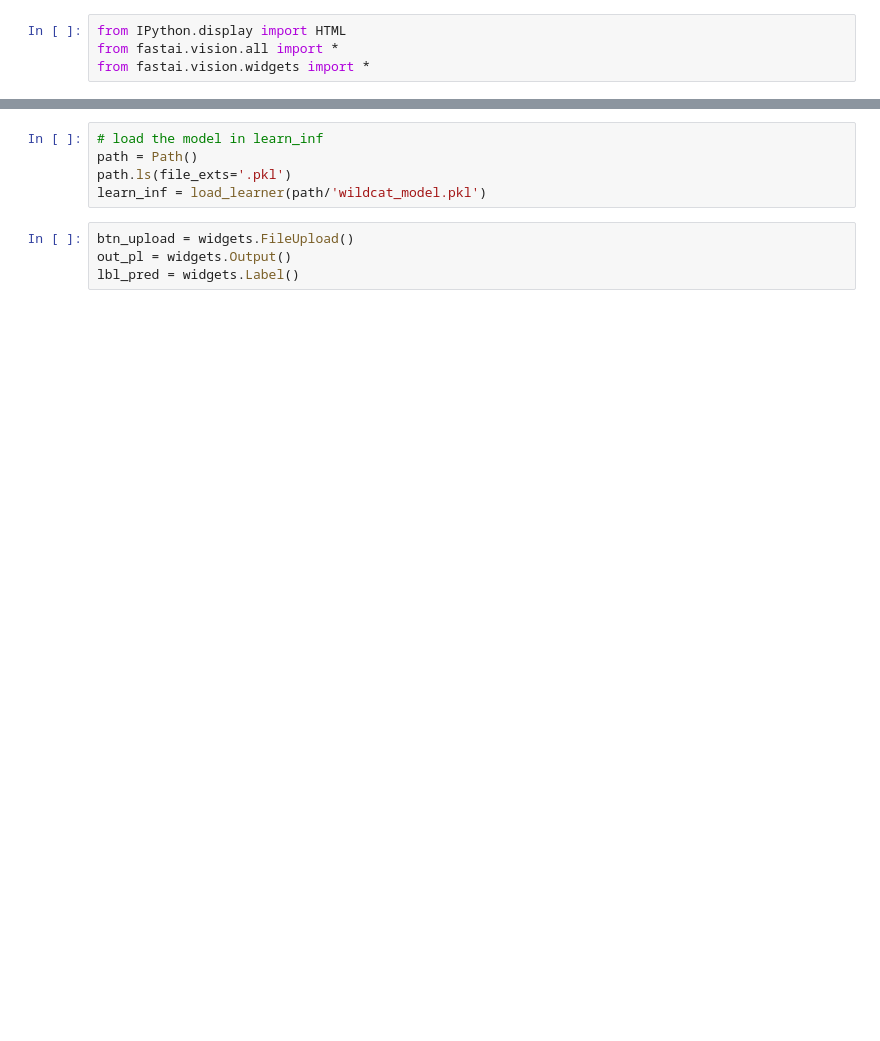
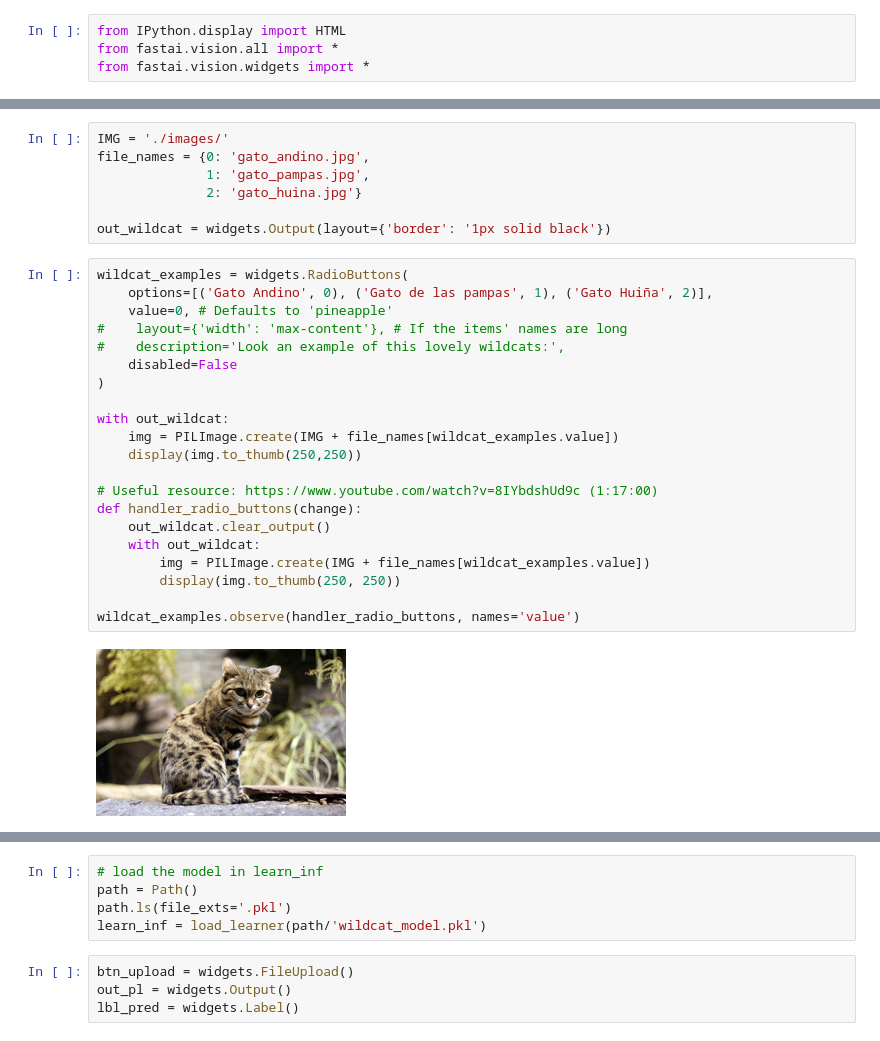
Before and after one commit to alcazar90/wildcats_app, a Jupyter notebook: app_chilean_wildcats.ipynb, the cells around one changed output, grey strips where cells are left out. Drawn from its saved outputs; the diff is of its cells as text; blank space fills up the shorter version.

Commit message:
Modify app layout, add cat examples

```diff
--- a/app_chilean_wildcats.ipynb
+++ b/app_chilean_wildcats.ipynb
@@ -18,0 +19,30 @@ This app is for classifying pictures of the following Chilean wildcats.
+# %%
+IMG = './images/'
+file_names = {0: 'gato_andino.jpg',
+              1: 'gato_pampas.jpg',
+              2: 'gato_huina.jpg'}
+
+out_wildcat = widgets.Output(layout={'border': '1px solid black'})
+# %%
+wildcat_examples = widgets.RadioButtons(
+    options=[('Gato Andino', 0), ('Gato de las pampas', 1), ('Gato Huiña', 2)],
+    value=0, # Defaults to 'pineapple'
+#    layout={'width': 'max-content'}, # If the items' names are long
+#    description='Look an example of this lovely wildcats:',
+    disabled=False
+)
+
+with out_wildcat:
+    img = PILImage.create(IMG + file_names[wildcat_examples.value])
+    display(img.to_thumb(250,250))
+
+# Useful resource: https://www.youtube.com/watch?v=8IYbdshUd9c (1:17:00)
+def handler_radio_buttons(change):
+    out_wildcat.clear_output()
+    with out_wildcat:
+        img = PILImage.create(IMG + file_names[wildcat_examples.value])
+        display(img.to_thumb(250, 250))
+
+wildcat_examples.observe(handler_radio_buttons, names='value')
+# %% [output]
+[figure, added]
```
Also changed, not shown: parts of 5 cells of this notebook.
